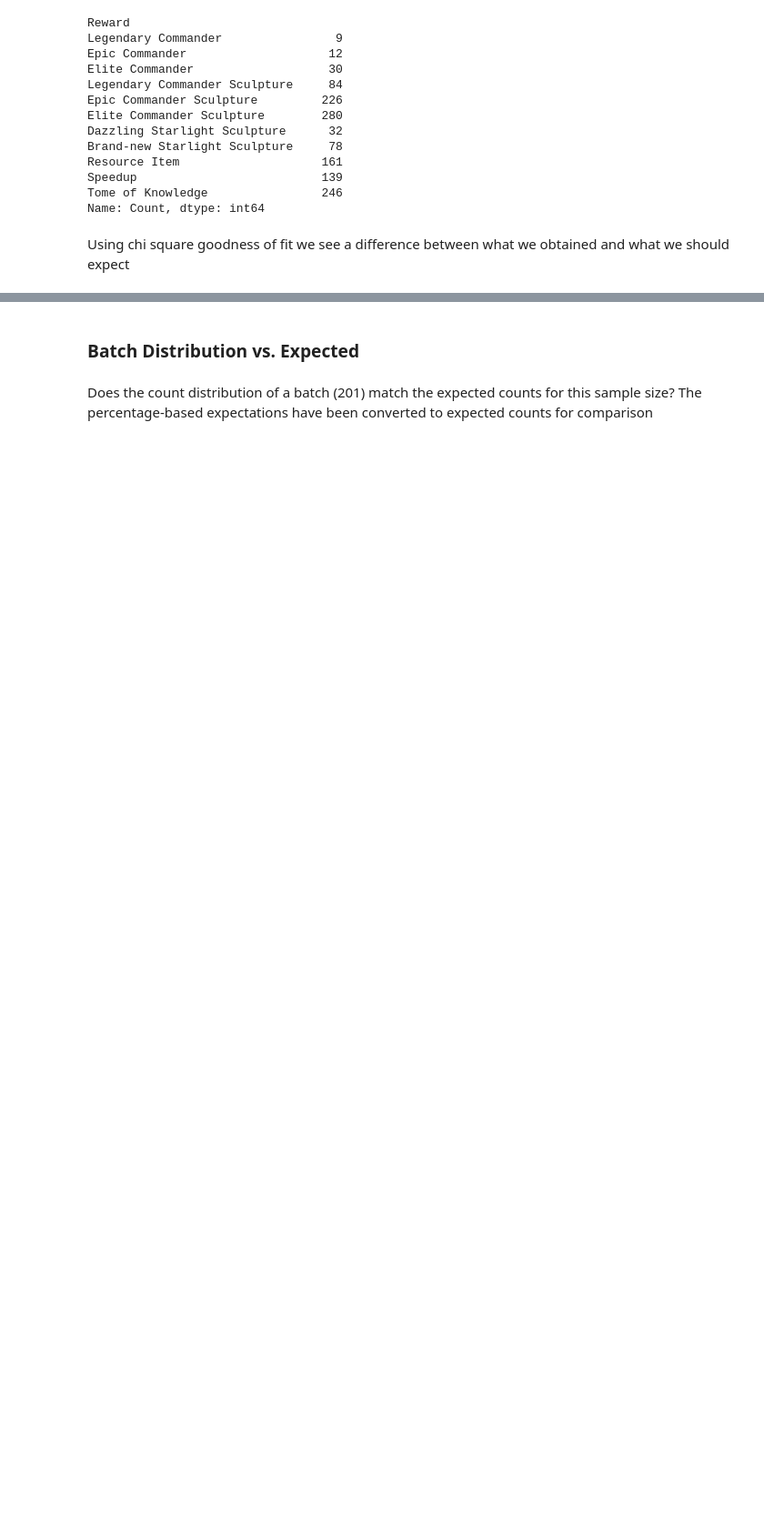
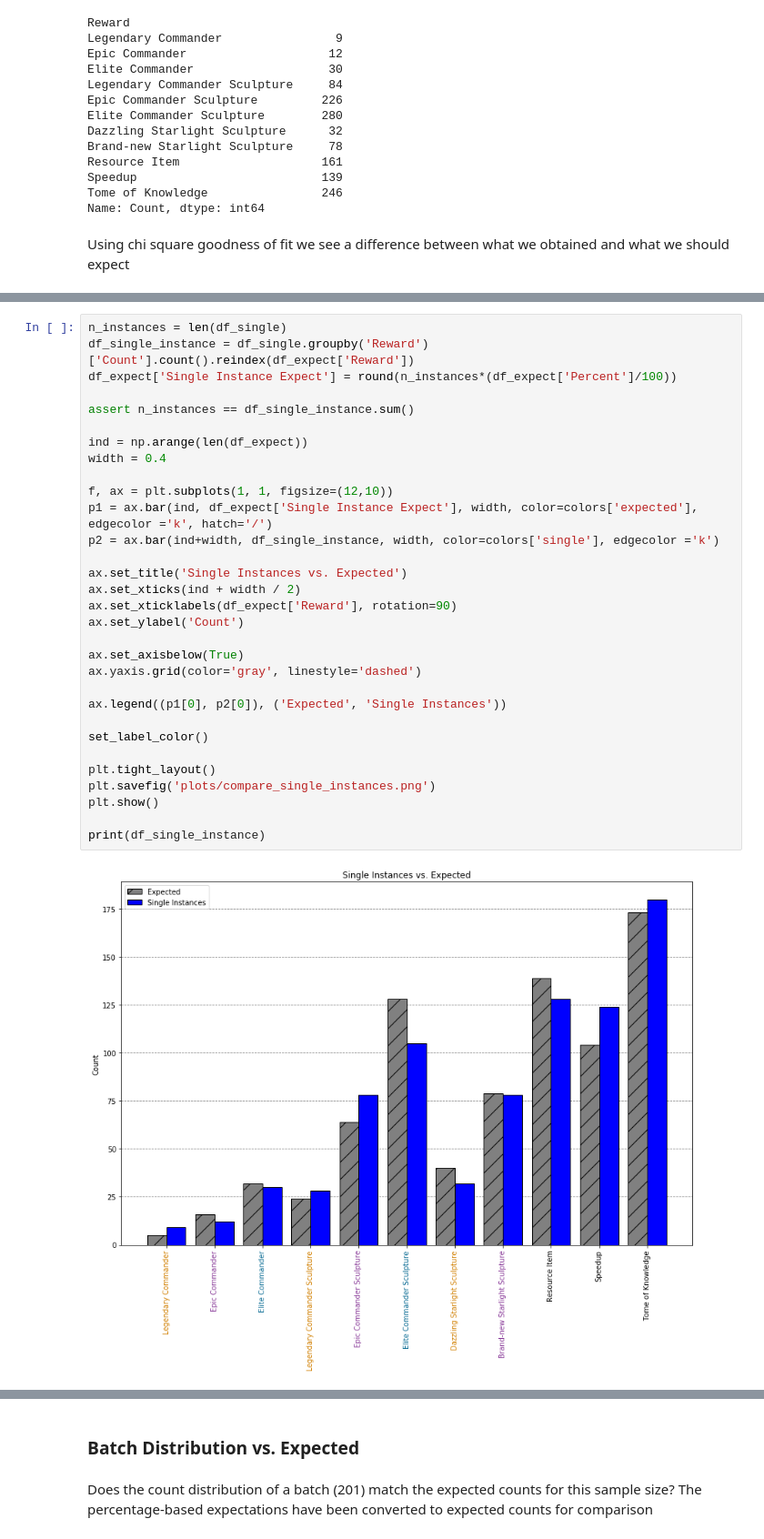
Before and after one commit to sho-87/rok-data, a Jupyter notebook: gold_chests/analysis.ipynb, the cells around one changed output, grey strips where cells are left out. Shown: that part at 91% size. Saved outputs shown, nothing was run; the diff lists cells and outputs as text; blank space fills up the shorter version.

Commit message:
Add single instance analysis

```diff
--- a/gold_chests/analysis.ipynb
+++ b/gold_chests/analysis.ipynb
@@ -224,0 +231,33 @@ Power_divergenceResult(statistic=351.57995077838831, pvalue=1.8411408373272186e-
+# %%
+n_instances = len(df_single)
+df_single_instance = df_single.groupby('Reward')['Count'].count().reindex(df_expect['Reward'])
+df_expect['Single Instance Expect'] = round(n_instances*(df_expect['Percent']/100))
+
+assert n_instances == df_single_instance.sum()
+
+ind = np.arange(len(df_expect))
+width = 0.4
+
+f, ax = plt.subplots(1, 1, figsize=(12,10))
+p1 = ax.bar(ind, df_expect['Single Instance Expect'], width, color=colors['expected'], edgecolor ='k', hatch='/')
+p2 = ax.bar(ind+width, df_single_instance, width, color=colors['single'], edgecolor ='k')
+
+ax.set_title('Single Instances vs. Expected')
+ax.set_xticks(ind + width / 2)
+ax.set_xticklabels(df_expect['Reward'], rotation=90)
+ax.set_ylabel('Count')
+
+ax.set_axisbelow(True)
+ax.yaxis.grid(color='gray', linestyle='dashed')
+
+ax.legend((p1[0], p2[0]), ('Expected', 'Single Instances'))
+
+set_label_color()
+
+plt.tight_layout()
+plt.savefig('plots/compare_single_instances.png')
+plt.show()
+
+print(df_single_instance)
+# %% [output]
+[figure, added]
```
Also changed, not shown: parts of 6 cells of this notebook, 1 other file.
